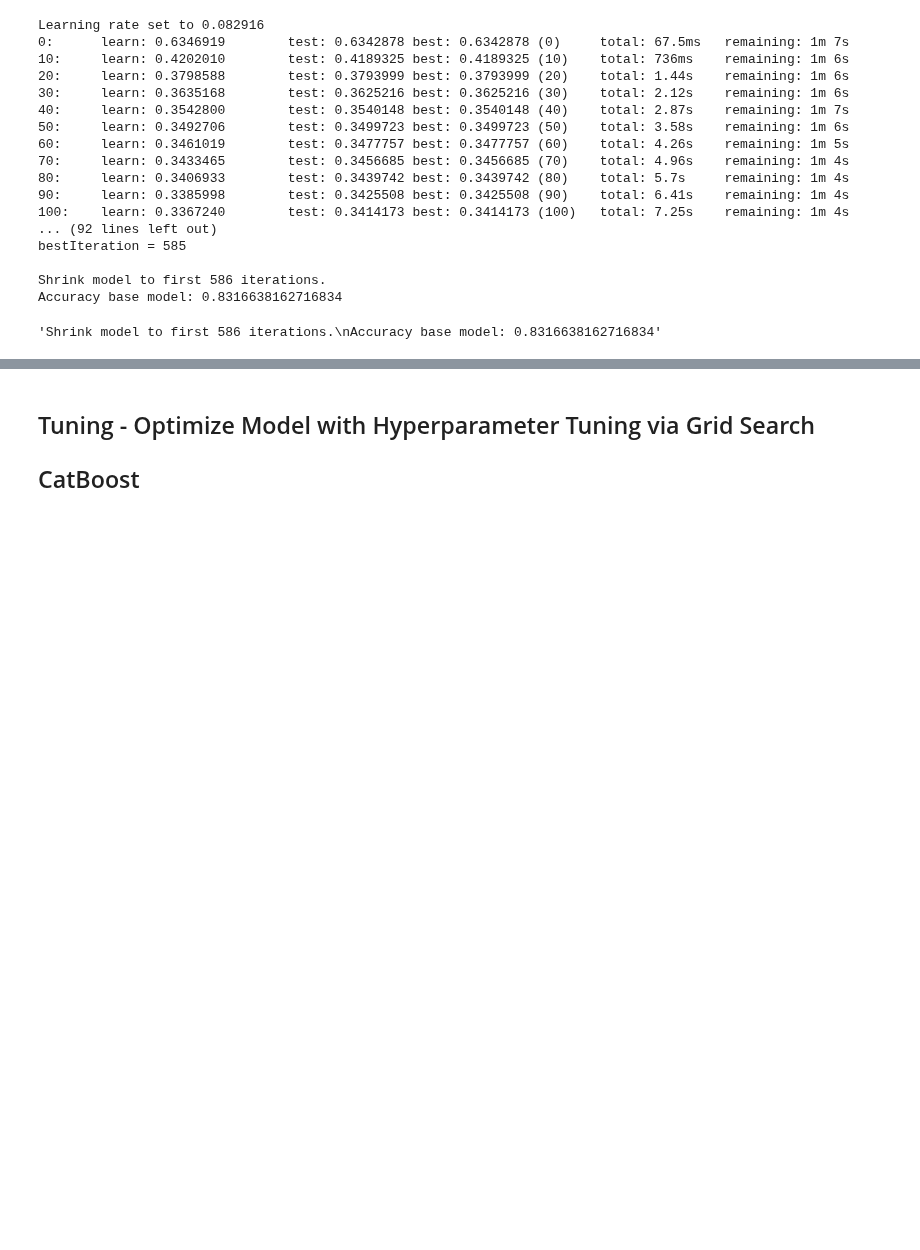
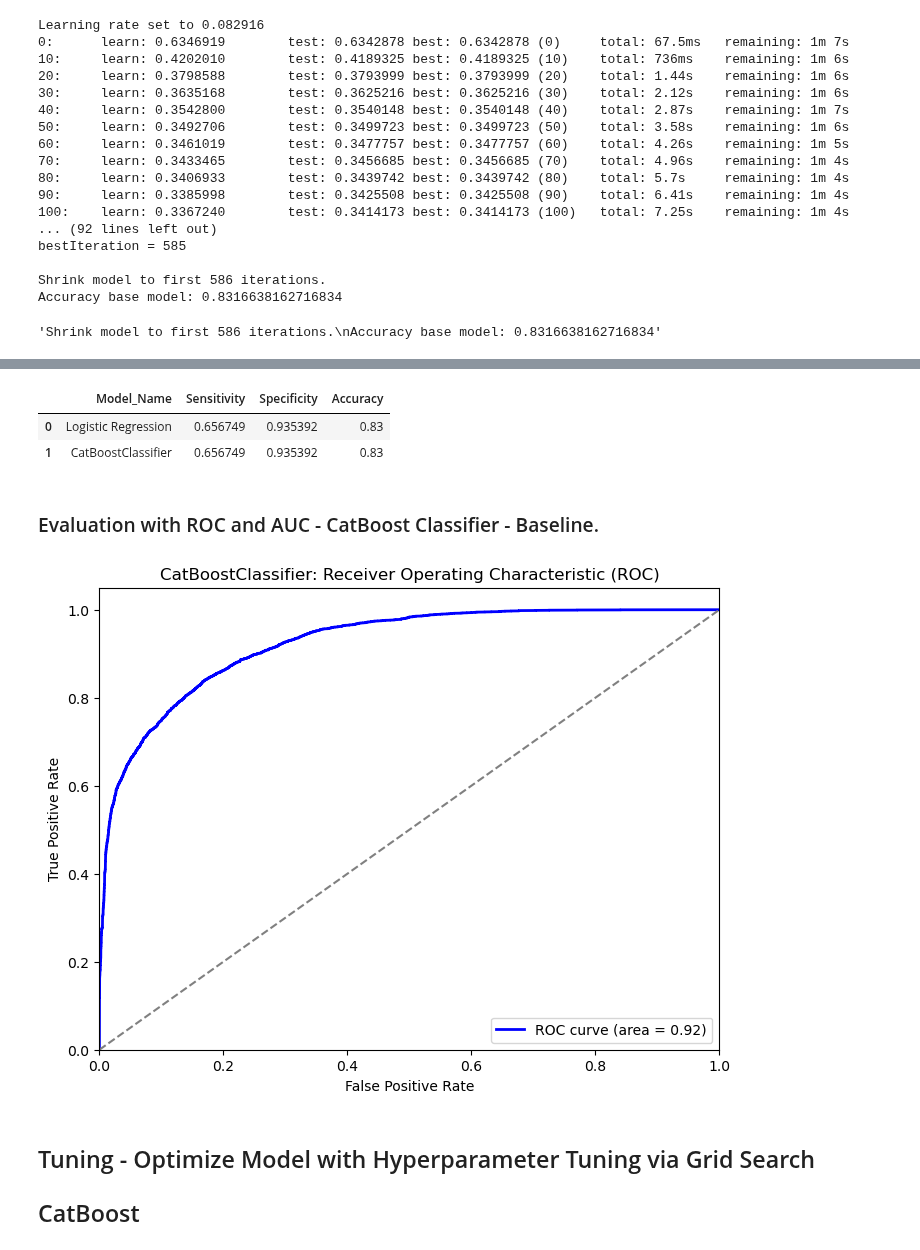
Before and after one commit to j-lepard/Prolonged_Length_of_Stay, a Jupyter notebook: _src/07.Category_Model_CatBoost.ipynb, the cells around one changed output, grey strips where cells are left out. Drawn from its saved outputs; the diff is of its cells as text; code cells hidden in the pictures; blank space fills up the shorter version.

Commit message:
Thinking figured out problem with y_pred
Its needs to be a different y_pred for each model. duh.

```diff
--- a/_src/07.Category_Model_CatBoost.ipynb
+++ b/_src/07.Category_Model_CatBoost.ipynb
@@ -509,3 +552,35 @@ sensitivity_log, specificity_log, accuracy_log = plot_confusion_matrix(y_validat
+# %%
+result_data
+# %% [output]
+|  | Model_Name | Sensitivity | Specificity | Accuracy |
+| 0 | Logistic Regression | 0.656749 | 0.935392 | 0.83 |
+| 1 | CatBoostClassifier | 0.656749 | 0.935392 | 0.83 |
+# %% [markdown]
+### Evaluation with ROC and AUC - CatBoost Classifier - Baseline.
+# %%
+## ROC Visualization
+Modelname = "CatBoostClassifier"
+y_pred_prob_val = cat_model.predict_proba(X_validate)[:, 1]
+
+# Generate the ROC
+fpr, tpr, thresholds = roc_curve(y_validate, y_pred_prob_val)
+
+# Calculate the Area Under Curve
+roc_auc = roc_auc_score(y_validate, y_pred_prob_val)
+
+# Graph it all together.
+plt.figure(figsize=(8, 6))
+plt.plot(fpr, tpr, color='blue', lw=2, label=f'ROC curve (area = {roc_auc:.2f})')
+plt.plot([0, 1], [0, 1], color='gray', linestyle='--')
+plt.xlim([0.0, 1.0])
+plt.ylim([0.0, 1.05])
+plt.xlabel('False Positive Rate')
+plt.ylabel('True Positive Rate')
+plt.title(f'{Modelname}: Receiver Operating Characteristic (ROC)')
+plt.legend(loc='lower right')
+plt.show()
+# %% [output]
+[figure, added]
 # %% [markdown]
 ## Tuning -  Optimize Model with Hyperparameter Tuning via Grid Search
 
```
Also changed, not shown: parts of 5 cells of this notebook.
